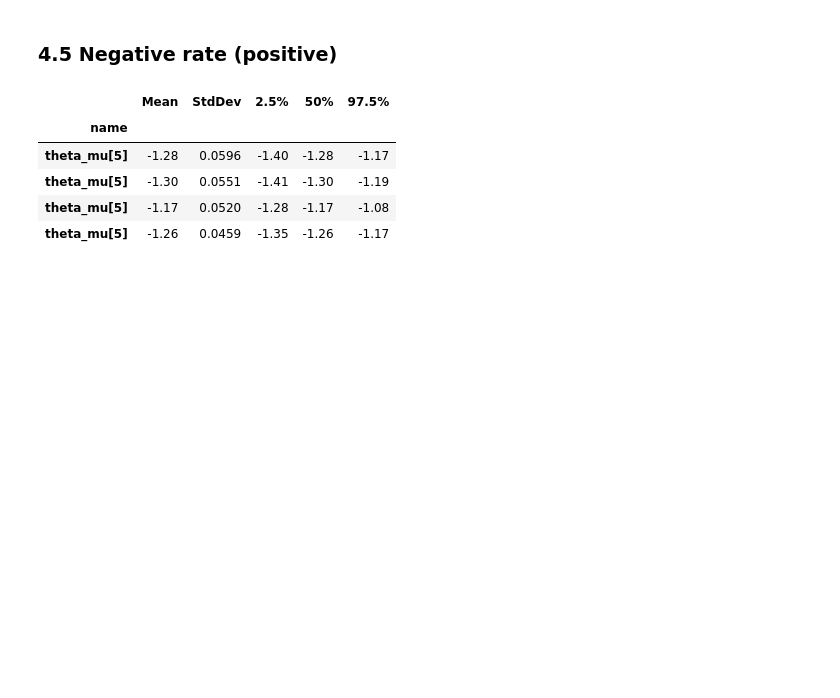
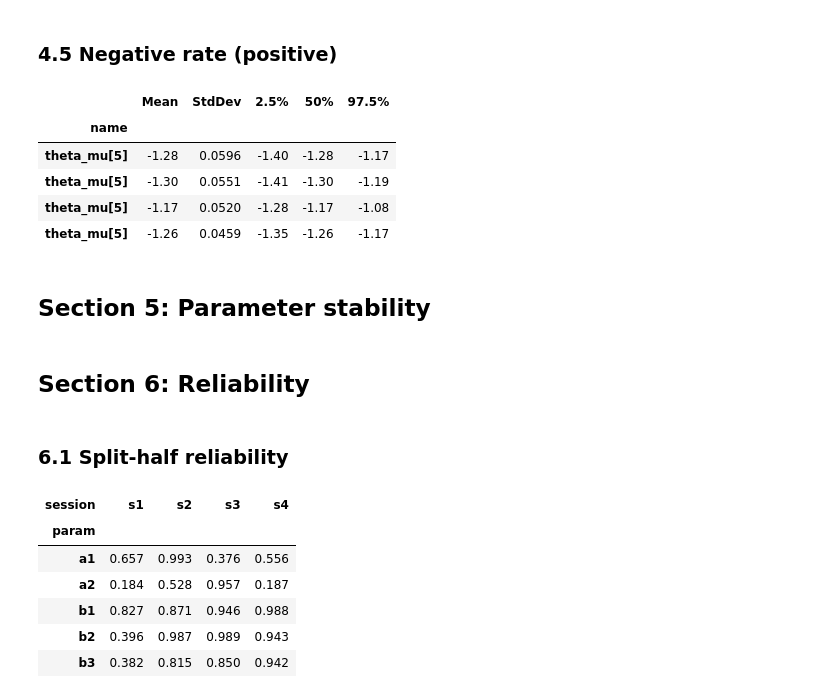
Before and after one commit to nivlab/RobotFactory, a Jupyter notebook: study01/03_Modeling.ipynb, the cells around one changed output. Saved outputs shown, nothing was run; the diff lists cells and outputs as text; code cells hidden in the pictures; blank space fills up the shorter version.

Commit message:
updated split-half analyses; bayesian logistic regression; move self-report to separate notebook

```diff
--- a/study01/03_Modeling.ipynb
+++ b/study01/03_Modeling.ipynb
@@ -305,3 +305,45 @@ summary.T.filter(regex='theta_mu\[5').T
 | theta_mu[5] | -1.30 | 0.0551 | -1.41 | -1.30 | -1.19 |
 | theta_mu[5] | -1.17 | 0.0520 | -1.28 | -1.17 | -1.08 |
 | theta_mu[5] | -1.26 | 0.0459 | -1.35 | -1.26 | -1.17 |
+# %% [markdown]
+## Section 5: Parameter stability
+# %% [markdown]
+## Section 6: Reliability
+# %% [markdown]
+### 6.1 Split-half reliability
+# %%
+## Define parameters.
+sessions = ['s1', 's2', 's3', 's4']
+params = ['b1', 'b2', 'b3', 'a1', 'a2']
+
+## Main loop.
+reliability = []
+for session in sessions:
+
+    ## Load Stan summary.
+    summary = read_csv(os.path.join('stan_results', session, 'pgng_m4_sh_summary.tsv'),
+                                    sep='\t', index_col=0)
+
+    ## Iterate over parameters.
+    for param in params:
+
+        ## Extract parameter.
+        arr = summary.T.filter(regex=param).T['Mean'].values.reshape(2,-1)
+
+        ## Compute reliability.
+        r = np.corrcoef(arr)[0,1]
+
+        ## Append info.
+        reliability.append(dict(session=session, param=param, r=r))
+
+## Convert to DataFrame.
+reliability = DataFrame(reliability).pivot_table('r', 'param', 'session')
+reliability.round(3)
+# %% [output]
+| session | s1 | s2 | s3 | s4 |
+| param |  |  |  |  |
+| a1 | 0.657 | 0.993 | 0.376 | 0.556 |
+| a2 | 0.184 | 0.528 | 0.957 | 0.187 |
+| b1 | 0.827 | 0.871 | 0.946 | 0.988 |
+| b2 | 0.396 | 0.987 | 0.989 | 0.943 |
+| b3 | 0.382 | 0.815 | 0.850 | 0.942 |
```
Also changed, not shown: 29 other files.
